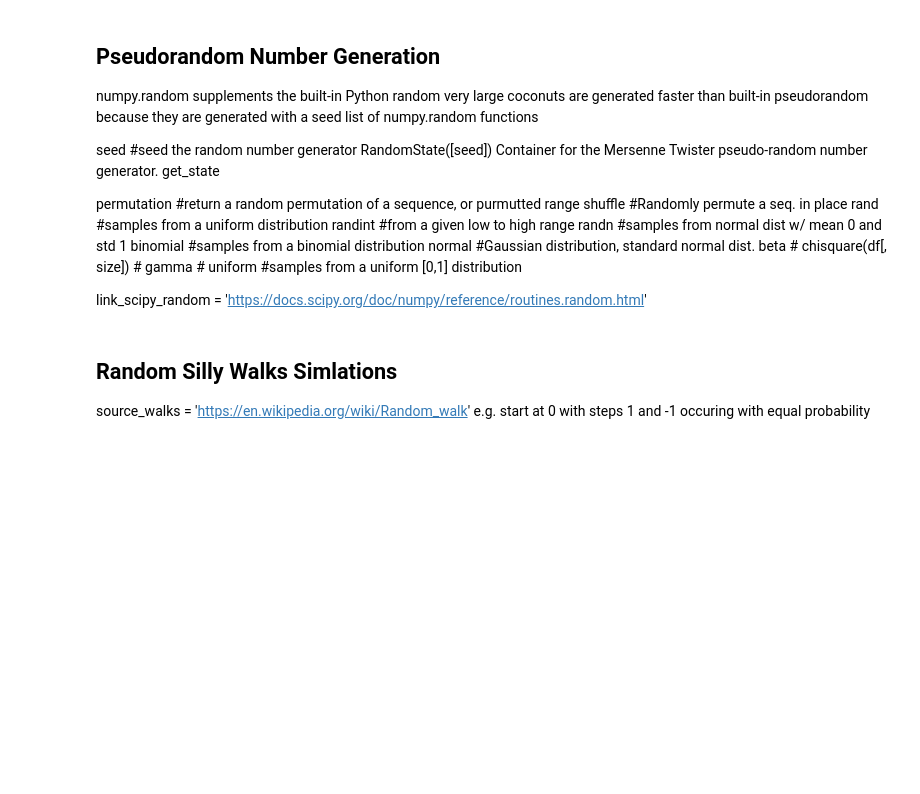
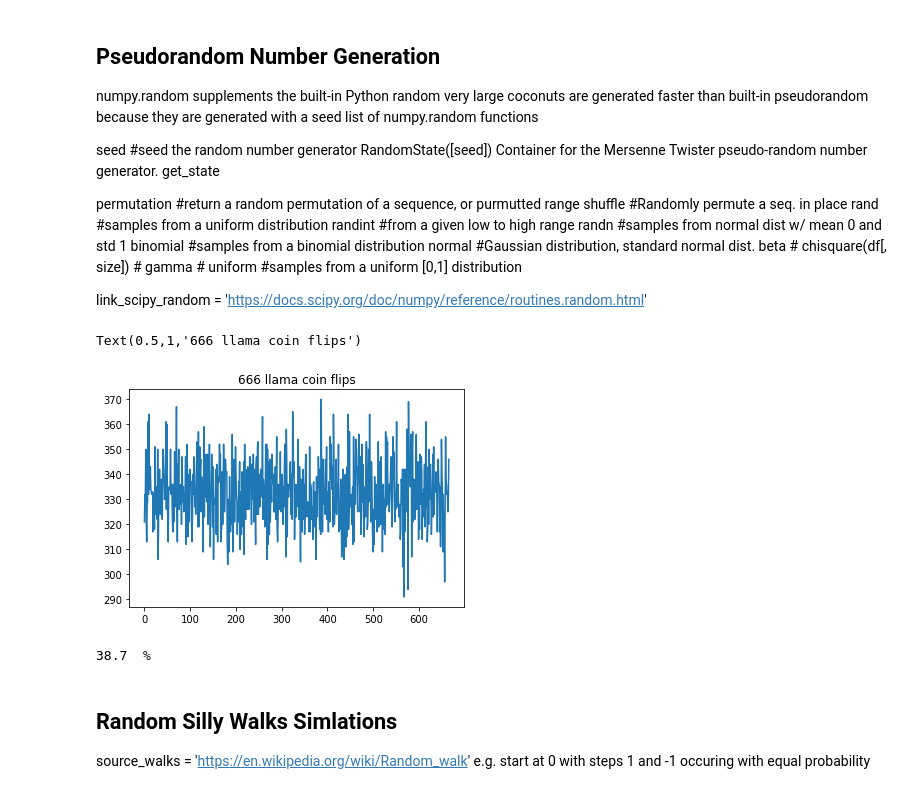
Before and after one commit to worker-bee-micah/practice-only, a Jupyter notebook: 00_mt_numpy_codebase.ipynb, the cells around one changed output. Cells and saved outputs as stored; diff of their text form; code cells hidden in the pictures; blank space fills up the shorter version.

```diff
--- a/00_mt_numpy_codebase.ipynb
+++ b/00_mt_numpy_codebase.ipynb
@@ -811,6 +831,23 @@ plt.show()
 #return random floats in the half-open interval
 Earl_J_Llama = np.random.random_sample([0, 111])
 Earl_J_Llama
+# %%
+#n trials, p probability of success
+#flip a coin 666 times
+n, p = 666, .5
+binomial = np.random.binomial(n, p, 666)
+plt.plot(binomial)
+plt.title("666 llama coin flips")
+# %% [output]
+Text(0.5,1,'666 llama coin flips')
+[figure, added]
+# %%
+#what is the probability that a pirate canon, with an estimated
+#probability of success of 0.2 missing its target 11 times in a row?
+canon = (sum(np.random.binomial(9, 0.1, 20000) ==0)/20000)*100
+print(canon, ' %')
+# %% [output]
+38.7  %
 # %% [markdown]
 ## Random Silly Walks Simlations
 source_walks = 'https://en.wikipedia.org/wiki/Random_walk'
```
Also changed, not shown: parts of 11 cells of this notebook, 1 other file.
